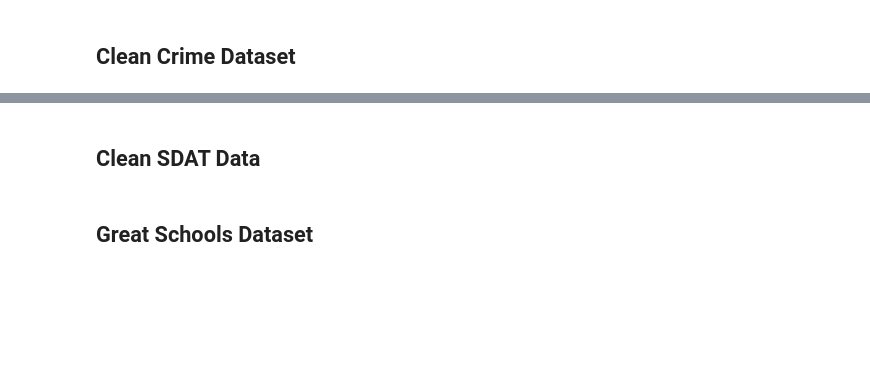
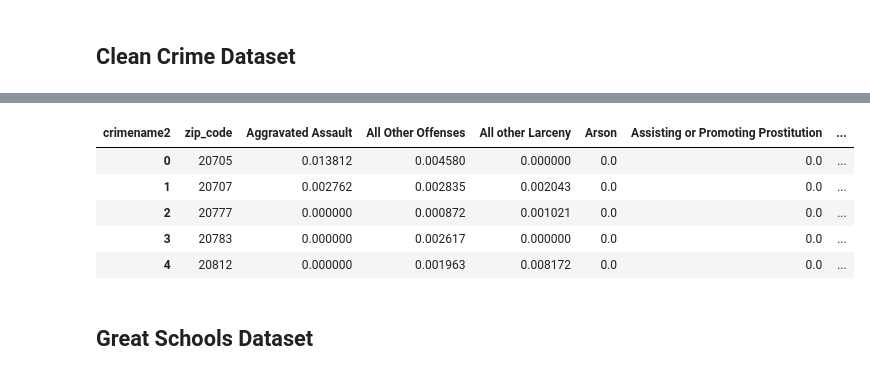
Before and after one commit to michpv90/BiggerPockets-Neighborhood-Project, a Jupyter notebook: MoCo BP Neighborhoods .ipynb, the cells around one changed output, grey strips where cells are left out. Saved outputs shown, nothing was run; the diff lists cells and outputs as text; code cells hidden in the pictures; blank space fills up the shorter version.

```diff
--- a/MoCo BP Neighborhoods .ipynb
+++ b/MoCo BP Neighborhoods .ipynb
@@ -22,4 +13,12 @@ import credentials
 pd.set_option("display.max_columns", None)
+# %%
+#list of zip codes in Montgomery County to be used for processing data to avoid
+moco_zips = ['20705','20707','20777','20783','20812','20814','20815','20816','20817','20818','20832','20833','20837','20838',
+             '20839','20841','20842','20850','20851','20852','20853','20854','20855','20860','20861','20862','20866','20868',
+             '20871','20872','20874','20876','20877','20878','20879','20882','20886','20895','20901','20902','20903','20904',
+             '20905','20906','20910','20912','21771','21797','20813','20824','20825','20827','20830','20847','20848','20849',
+             '20859','20875','20880','20883','20884','20885','20891','20896','20898','20907','20908','20911','20913','20914',
+             '20915','20916','20918','20810','20811','20857','20889','20892','20894','20897','20899','20993','20997']
 # %% [markdown]
 # Datasets
 # %% [markdown]
@@ -144,2 +362,0 @@ sdat_df = pd.DataFrame.from_records(sdat_results)
-# %% [markdown]
-## Clean SDAT Data
@@ -193,2 +363,34 @@ residential_sdat_df.head()
+# %%
+#change column type from string to datetime
+crime_df['date'] = pd.to_datetime(crime_df['date'])
+
+#drop duplicate cases
+crime_df_2 = crime_df.drop(['geolocation'],axis='columns', inplace = False)
+crime_df_no_dups = crime_df_2.drop_duplicates(inplace=False)
+
+#filter dataset to keep entries with zip codes in moco_zips
+crime_3 = crime_df_no_dups.loc[crime_df_no_dups.zip_code.isin(moco_zips)]
+
+#filter for properties sold after 1/1/2016
+filtered_crime_df = crime_3.loc[crime_3['date'] >= datetime.datetime(2016, 1, 1)]
+
+#type of crimes by zipcode
+final_crime_df=filtered_crime_df.groupby('zip_code')["crimename2"].value_counts().unstack().fillna(0).reset_index()
+
+#normalize median home prices
+for column in final_crime_df.columns:
+    if column != 'zip_code':
+        final_crime_df[column] = final_crime_df[column].apply(
+    lambda x: (x-min(final_crime_df[column]))/(max(final_crime_df[column])-min(final_crime_df[column])))
+# %%
+#display dataframe
+final_crime_df.head()
+# %% [output]
+| crimename2 | zip_code | Aggravated Assault | All Other Offenses | All other Larceny | Arson | Assisting or Promoting Prostitution | ... |
+| 0 | 20705 | 0.013812 | 0.004580 | 0.000000 | 0.0 | 0.0 | ... |
+| 1 | 20707 | 0.002762 | 0.002835 | 0.002043 | 0.0 | 0.0 | ... |
+| 2 | 20777 | 0.000000 | 0.000872 | 0.001021 | 0.0 | 0.0 | ... |
+| 3 | 20783 | 0.000000 | 0.002617 | 0.000000 | 0.0 | 0.0 | ... |
+| 4 | 20812 | 0.000000 | 0.001963 | 0.008172 | 0.0 | 0.0 | ... |
 # %% [markdown]
 ## Great Schools Dataset
```
Also changed, not shown: parts of 70 cells of this notebook.
